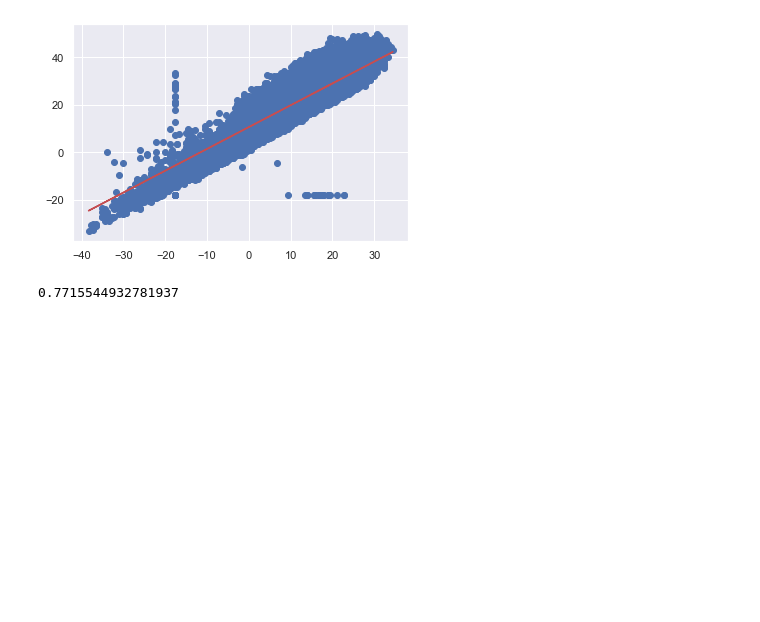
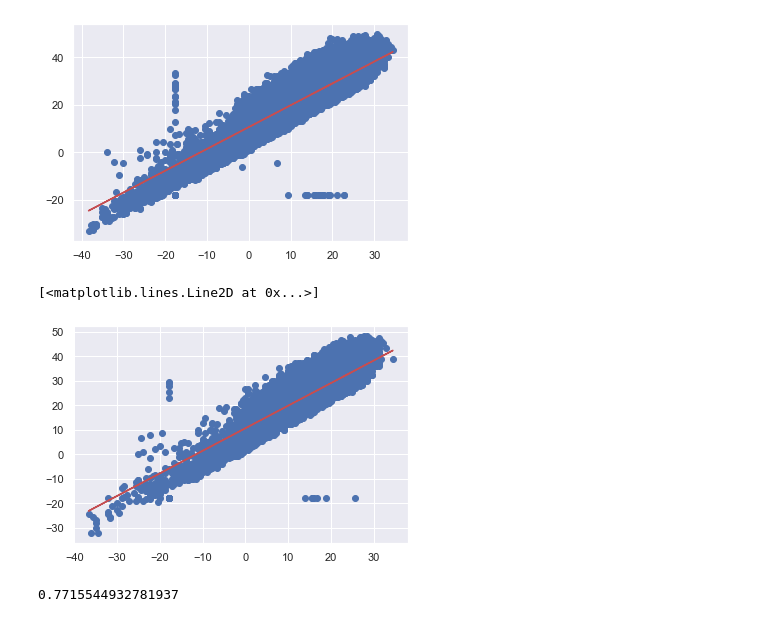
Before and after one commit to arjunc12/cmpinf2120-notebooks, a Jupyter notebook: Regression-and-Classification/linear-regression.ipynb, the cells around one changed output. Saved outputs shown, nothing was run; the diff lists cells and outputs as text; code cells hidden in the pictures; blank space fills up the shorter version.

```diff
--- a/Regression-and-Classification/linear-regression.ipynb
+++ b/Regression-and-Classification/linear-regression.ipynb
@@ -97,6 +119,14 @@ pylab.plot(X_train, y_train_pred, color='r')
 # %% [output]
 [<matplotlib.lines.Line2D at 0x...>]
 [figure]
+# %%
+# scatterplot + regression line with just the testing data
+y_test_pred = regressor.predict(X_test)
+pylab.scatter(X_test, y_test)
+pylab.plot(X_test, y_test_pred, color='r')
+# %% [output]
+[<matplotlib.lines.Line2D at 0x...>]
+[figure, added]
 # %%
 regressor.score(X, y)
 # %% [output]
```
Also changed, not shown: parts of 4 cells of this notebook, 3 other files.
